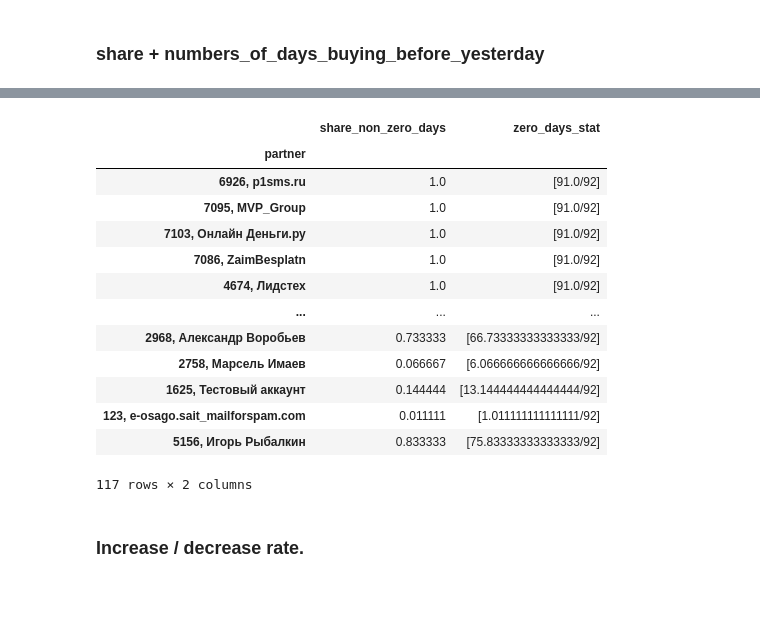
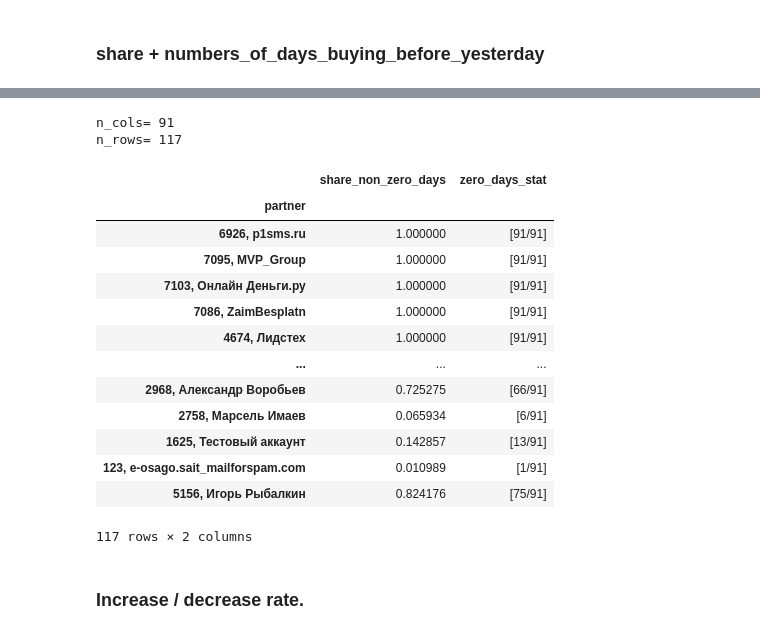
Before and after one commit to antisingle/s-alerts, a Jupyter notebook: alerts.ipynb, the cells around one changed output, grey strips where cells are left out. Cells and saved outputs as stored; diff of their text form; code cells hidden in the pictures; blank space fills up the shorter version.

Commit message:
Ccreated output alerts dataframe

```diff
--- a/alerts.ipynb
+++ b/alerts.ipynb
@@ -297,3 +269,11 @@ partner
 Name: is_zero_yesterday, Length: 117, dtype: bool
 # %% [markdown]
 ### share + numbers_of_days_buying_before_yesterday
+# %%
+n_rows = t.shape[0]
+n_cols = t.shape[1]
+print('n_cols=', n_cols)
+print('n_rows=', n_rows)
+tmp = t > 0
+tmp['share_non_zero_days']     = tmp.mean(axis=1)
+tmp
@@ -300,42 +297,49 @@ Name: is_zero_yesterday, Length: 117, dtype: bool
 # %%
 def stat_of_days_buying_before_yesterday(df):
-    n_rows = len(df.index)
-    df = df.iloc[:, :-1].T
+    n_rows = df.shape[0]
+    n_cols = df.shape[1]
+    print('n_cols=', n_cols)
+    print('n_rows=', n_rows)
+#    df = df.T
     tmp = df > 0
-    tmp.loc['share_non_zero_days']     = tmp.iloc[:n_rows+1, :].mean()
-    tmp.loc['number_of_non_zero_days'] = tmp.iloc[:n_rows+1, :].sum()
-    tmp.loc['number_of_days']          = tmp.iloc[:n_rows+1, :].count()
-    ttmp = tmp.T
+    tmp['share_non_zero_days']     = tmp.iloc[:, :n_cols+1].mean(axis=1)
+    tmp['number_of_non_zero_days'] = tmp.iloc[:, :n_cols+0].sum(axis=1)
+    tmp['number_of_days']          = tmp.iloc[:, :n_cols-0].count(axis=1)
+
+    ttmp = tmp
     ttmp['zero_days_stat'] = (
         '['
         +ttmp['number_of_non_zero_days'].astype('str')
         +'/'
         +ttmp['number_of_days'].astype('str')
         +']'
     )
+
     return ttmp[[
         'share_non_zero_days',
     #    'number_of_days',
     #    'number_of_non_zero_days',
         'zero_days_stat'
     ]]
 
 stat_of_days_buying_before_yesterday(t)
 # %% [output]
+n_cols= 91
+n_rows= 117
 |  | share_non_zero_days | zero_days_stat |
 | partner |  |  |
-| 6926, p1sms.ru | 1.0 | [91.0/92] |
-| 7095, MVP_Group | 1.0 | [91.0/92] |
-| 7103, Онлайн Деньги.ру | 1.0 | [91.0/92] |
-| 7086, ZaimBesplatn | 1.0 | [91.0/92] |
-| 4674, Лидстех | 1.0 | [91.0/92] |
+| 6926, p1sms.ru | 1.000000 | [91/91] |
+| 7095, MVP_Group | 1.000000 | [91/91] |
+| 7103, Онлайн Деньги.ру | 1.000000 | [91/91] |
+| 7086, ZaimBesplatn | 1.000000 | [91/91] |
+| 4674, Лидстех | 1.000000 | [91/91] |
 | ... | ... | ... |
-| 2968, Александр Воробьев | 0.733333 | [66.73333333333333/92] |
-| 2758, Марсель Имаев | 0.066667 | [6.066666666666666/92] |
-| 1625, Тестовый аккаунт | 0.144444 | [13.144444444444444/92] |
-| 123, e-osago.sait_mailforspam.com | 0.011111 | [1.011111111111111/92] |
-| 5156, Игорь Рыбалкин | 0.833333 | [75.83333333333333/92] |
+| 2968, Александр Воробьев | 0.725275 | [66/91] |
+| 2758, Марсель Имаев | 0.065934 | [6/91] |
+| 1625, Тестовый аккаунт | 0.142857 | [13/91] |
+| 123, e-osago.sait_mailforspam.com | 0.010989 | [1/91] |
+| 5156, Игорь Рыбалкин | 0.824176 | [75/91] |
-117 rows × 2 columns
+117 rows × 2 columns
 # %% [markdown]
 ### Increase / decrease rate.
 # %%
```
Also changed, not shown: parts of 23 cells of this notebook.
